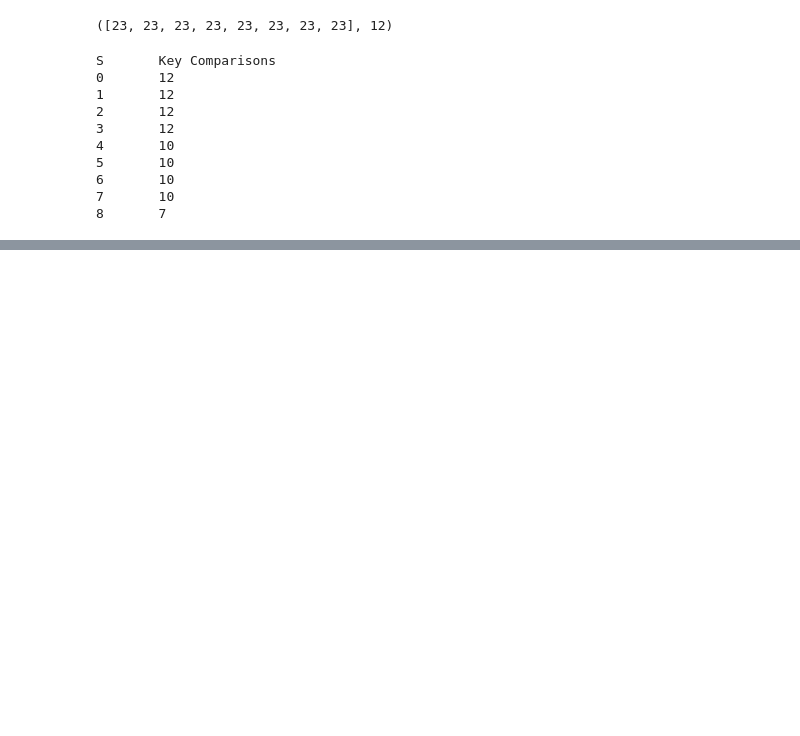
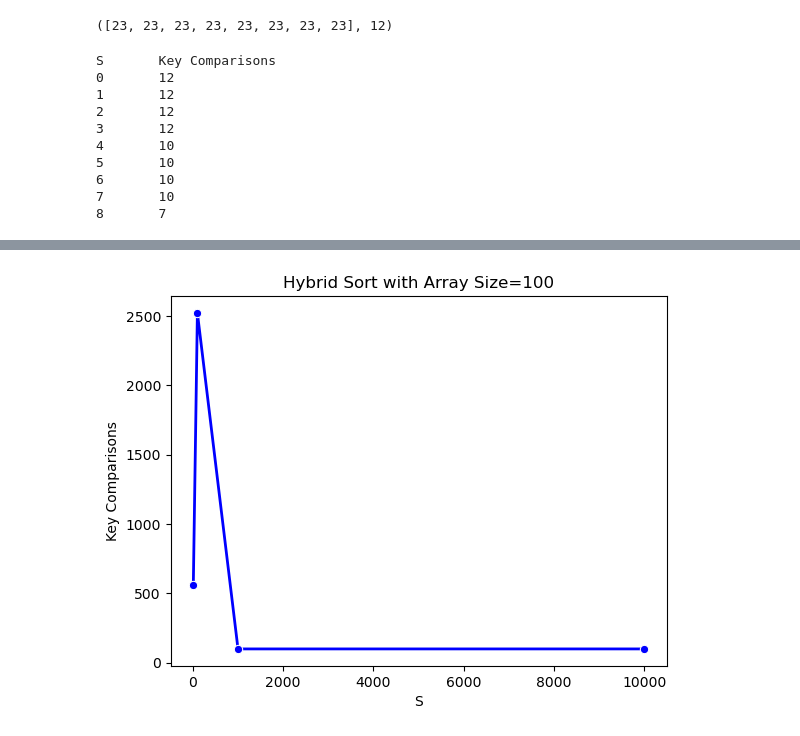
Before and after one commit to autoastt/SC2001-Algo-Labs, a Jupyter notebook: Lab1/Lab1.ipynb, the cells around one changed output, grey strips where cells are left out. Saved outputs shown, nothing was run; the diff lists cells and outputs as text; code cells hidden in the pictures; blank space fills up the shorter version.

```diff
--- a/Lab1/Lab1.ipynb
+++ b/Lab1/Lab1.ipynb
@@ -100,0 +132,16 @@ S       Key Comparisons
+# %%
+n = 100
+A = [random.randint(1, x) for _ in range(n)]
+S_range = [10, 100, 1000, 10000]
+key_comparisons = []
+for S in S_range:
+    sortedA, cnt = hybridSort(A, S)
+    key_comparisons.append(cnt)
+
+sb.lineplot(x=S_range, y=key_comparisons, marker='o', linewidth=2, color='blue')
+plt.xlabel("S")
+plt.ylabel("Key Comparisons")
+plt.title("Hybrid Sort with Array Size=100")
+plt.show()
+# %% [output]
+[figure, added]
```
Also changed, not shown: parts of 7 cells of this notebook.
